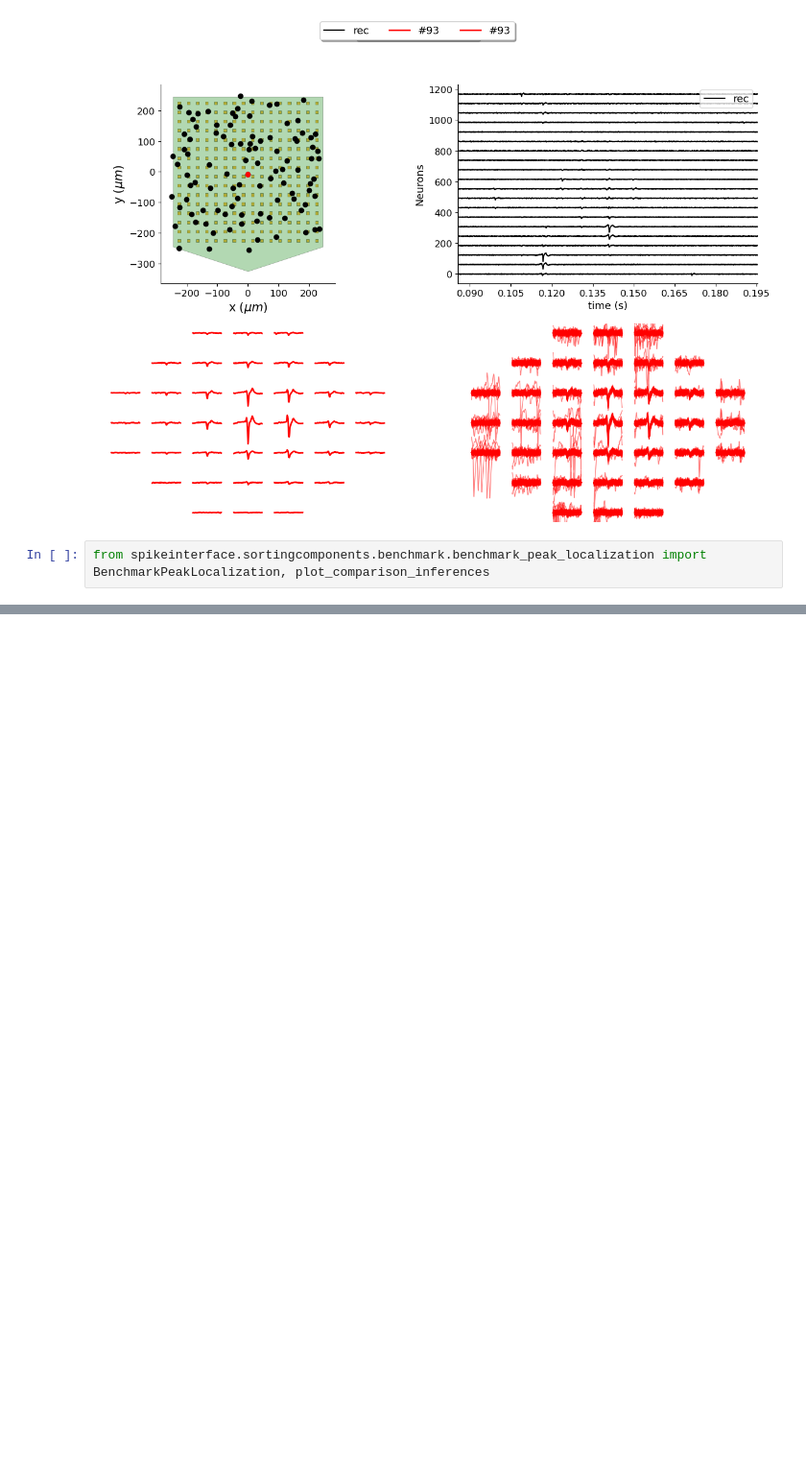
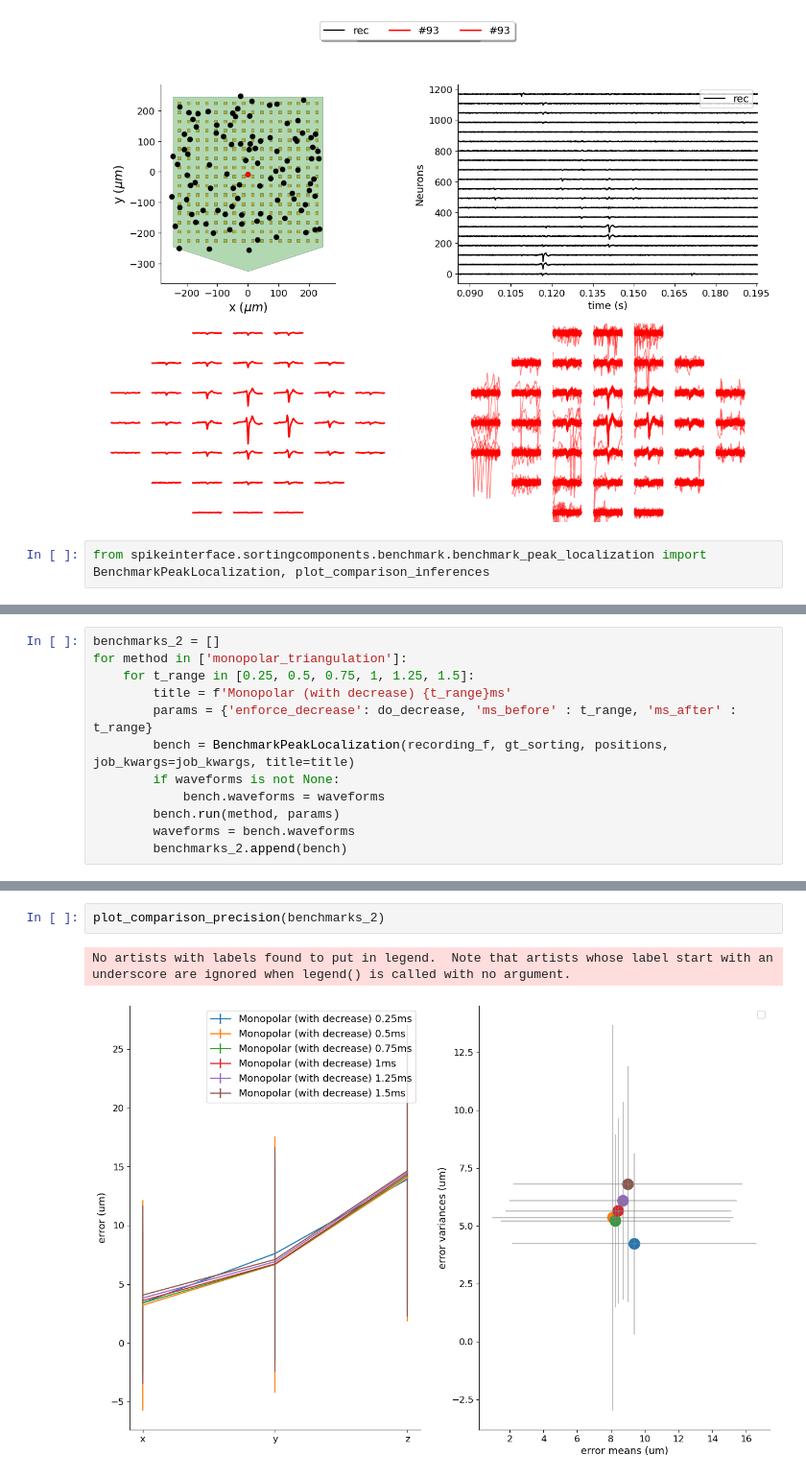
Before and after one commit to melinatonine/ProjetCNN, a Jupyter notebook: benchmark_localization.ipynb, the cells around one changed output, grey strips where cells are left out. Shown at 96% size. Cells and saved outputs as stored; diff of their text form; blank space fills up the shorter version.

```diff
--- a/benchmark_localization.ipynb
+++ b/benchmark_localization.ipynb
@@ -81,0 +88,12 @@ plt.savefig('impact.pdf')
+# %%
+benchmarks_2 = []
+for method in ['monopolar_triangulation']:
+    for t_range in [0.25, 0.5, 0.75, 1, 1.25, 1.5]:
+        title = f'Monopolar (with decrease) {t_range}ms'
+        params = {'enforce_decrease': do_decrease, 'ms_before' : t_range, 'ms_after' : t_range}
+        bench = BenchmarkPeakLocalization(recording_f, gt_sorting, positions, job_kwargs=job_kwargs, title=title)
+        if waveforms is not None:
+            bench.waveforms = waveforms
+        bench.run(method, params)
+        waveforms = bench.waveforms
+        benchmarks_2.append(bench)
@@ -81,0 +122,5 @@ plt.savefig('impact.pdf')
+# %%
+plot_comparison_precision(benchmarks_2)
+# %% [output]
+No artists with labels found to put in legend.  Note that artists whose label start with an underscore are ignored when legend() is called with no argument.
+[figure, added]
```
Also changed, not shown: parts of 9 cells of this notebook.
